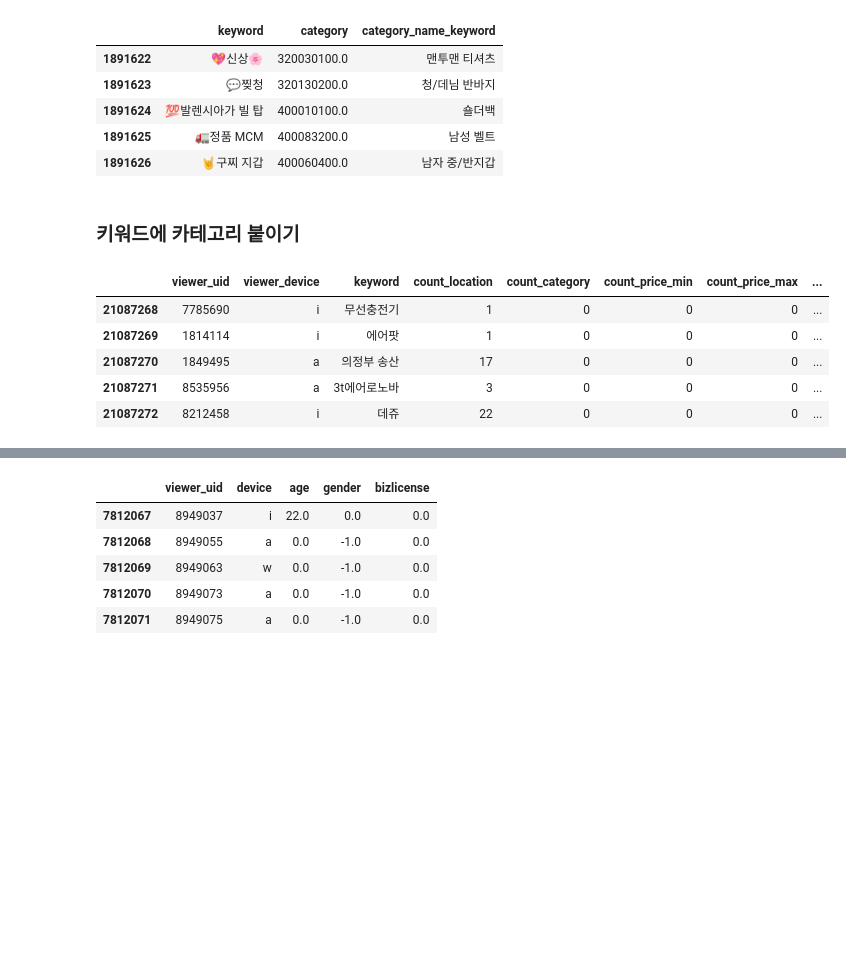
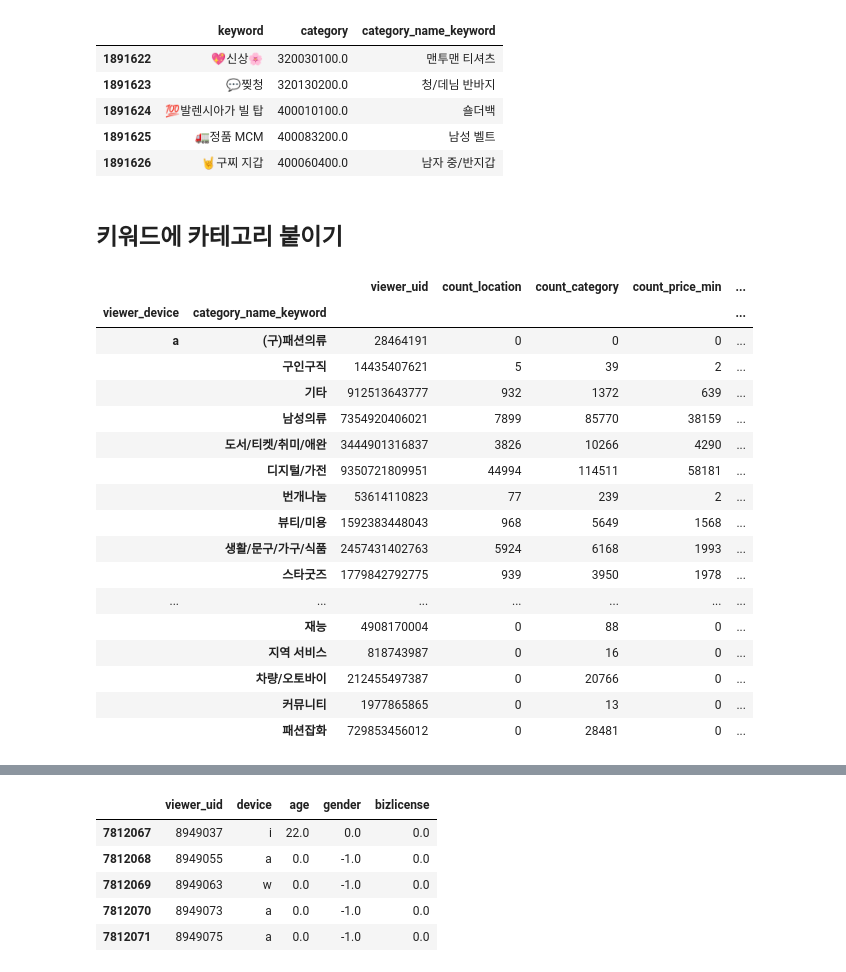
Before and after one commit to kiyoja07/python-bunjang, a Jupyter notebook: data-analysis/jupyter/search_to_click.ipynb, the cells around one changed output, grey strips where cells are left out. Drawn from its saved outputs; the diff is of its cells as text; code cells hidden in the pictures; blank space fills up the shorter version.

```diff
--- a/data-analysis/jupyter/search_to_click.ipynb
+++ b/data-analysis/jupyter/search_to_click.ipynb
@@ -114,4 +120,0 @@ df_search_click.tail()
-# %%
-df_search_click = pd.read_csv('../csv/tmp/df_search_click.csv')
-
-df_search_click.tail()
@@ -168,16 +153,33 @@ df_categories_detail.tail()
 | 1891625 | 🚛정품 MCM | 400083200.0 | 남성 벨트 |
 | 1891626 | 🤘구찌 지갑 | 400060400.0 | 남자 중/반지갑 |
 # %% [markdown]
-### 키워드에 카테고리 붙이기
+## 키워드에 카테고리 붙이기
 # %%
 df_search_click_category = pd.merge(df_search_click, df_categories, how = 'left', on = 'keyword')
 
-df_search_click_category.tail()
+df_search_click_cate_agg = df_search_click_category.groupby(['viewer_device',
+                                                             'category_name_keyword']).agg('sum')
+
+df_search_click_cate_agg.to_csv('../csv/tmp/df_search_click_cate_agg.csv', index=True, mode='w', header=True) # save
+
+df_search_click_cate_agg
 # %% [output]
-|  | viewer_uid | viewer_device | keyword | count_location | count_category | count_price_min | count_price_max | ... |
-| 21087268 | 7785690 | i | 무선충전기 | 1 | 0 | 0 | 0 | ... |
-| 21087269 | 1814114 | i | 에어팟 | 1 | 0 | 0 | 0 | ... |
-| 21087270 | 1849495 | a | 의정부 송산 | 17 | 0 | 0 | 0 | ... |
-| 21087271 | 8535956 | a | 3t에어로노바 | 3 | 0 | 0 | 0 | ... |
-| 21087272 | 8212458 | i | 데쥬 | 22 | 0 | 0 | 0 | ... |
+|  |  | viewer_uid | count_location | count_category | count_price_min | ... |
+| viewer_device | category_name_keyword |  |  |  |  | ... |
+| a | (구)패션의류 | 28464191 | 0 | 0 | 0 | ... |
+|  | 구인구직 | 14435407621 | 5 | 39 | 2 | ... |
+|  | 기타 | 912513643777 | 932 | 1372 | 639 | ... |
+|  | 남성의류 | 7354920406021 | 7899 | 85770 | 38159 | ... |
+|  | 도서/티켓/취미/애완 | 3444901316837 | 3826 | 10266 | 4290 | ... |
+|  | 디지털/가전 | 9350721809951 | 44994 | 114511 | 58181 | ... |
+|  | 번개나눔 | 53614110823 | 77 | 239 | 2 | ... |
+|  | 뷰티/미용 | 1592383448043 | 968 | 5649 | 1568 | ... |
+|  | 생활/문구/가구/식품 | 2457431402763 | 5924 | 6168 | 1993 | ... |
+|  | 스타굿즈 | 1779842792775 | 939 | 3950 | 1978 | ... |
+| ... | ... | ... | ... | ... | ... | ... |
+|  | 재능 | 4908170004 | 0 | 88 | 0 | ... |
+|  | 지역 서비스 | 818743987 | 0 | 16 | 0 | ... |
+|  | 차량/오토바이 | 212455497387 | 0 | 20766 | 0 | ... |
+|  | 커뮤니티 | 1977865865 | 0 | 13 | 0 | ... |
+|  | 패션잡화 | 729853456012 | 0 | 28481 | 0 | ... |
 # %%
```
Also changed, not shown: parts of 30 cells of this notebook, 1 other file.
